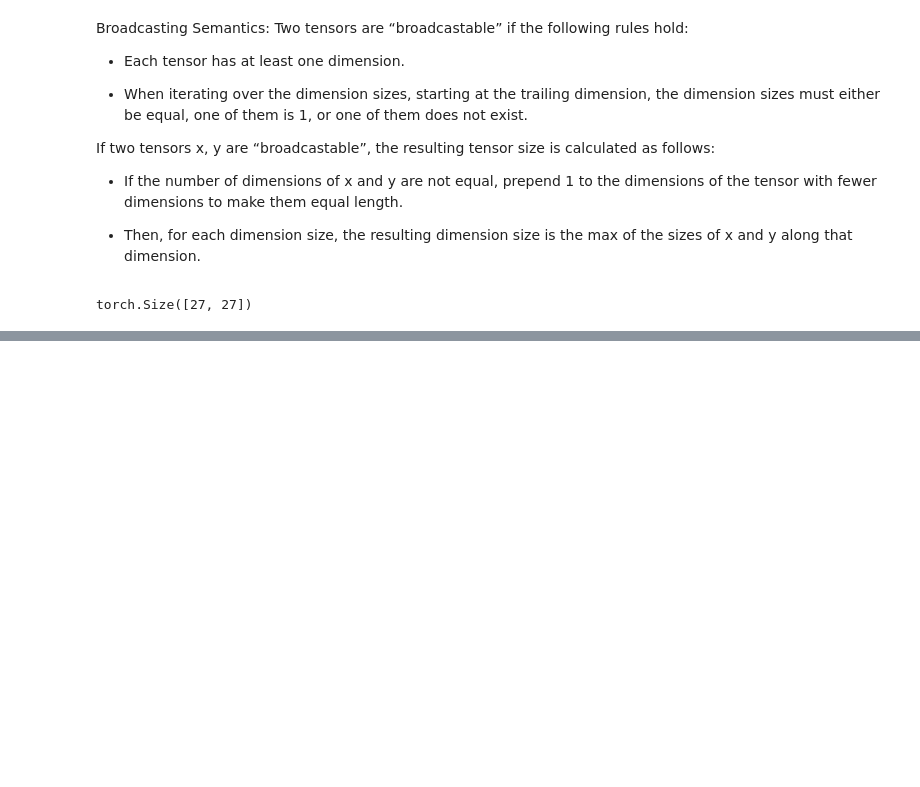
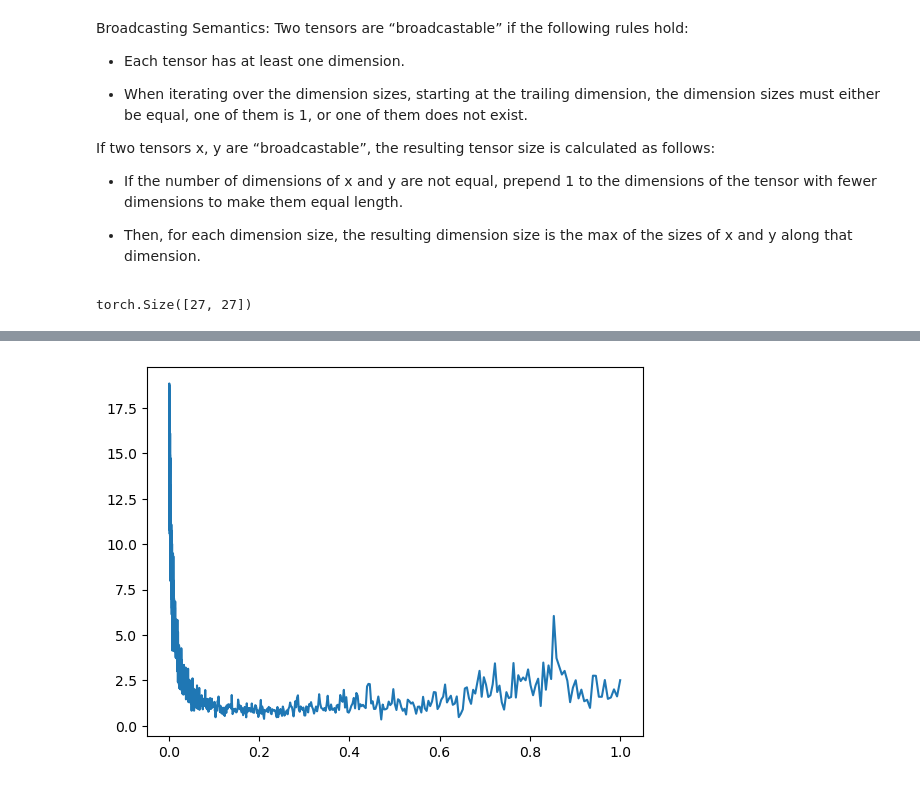
Before and after one commit to timothycdc/LLM-learning-journey, a Jupyter notebook: 3_fundamentals_of_llms/autoreg_char_lm/makemore_learn_p1-2.ipynb, the cells around one changed output, grey strips where cells are left out. Cells and saved outputs as stored; diff of their text form; code cells hidden in the pictures; blank space fills up the shorter version.

```diff
--- a/3_fundamentals_of_llms/autoreg_char_lm/makemore.ipynb
+++ b/3_fundamentals_of_llms/autoreg_char_lm/makemore_learn_p1-2.ipynb
@@ -205,0 +584,4 @@ torch.Size([27, 27])
+# %%
+h = torch.tanh(emb.view(-1, 6) @ W1 + b1)
+# b1 of dim [100] will be broadcasted to [32,100]
+h.shape
@@ -205,0 +590,5 @@ torch.Size([27, 27])
+# %%
+W2 = torch.randn((100, 27))
+b2 = torch.randn(27)
+logits = h @ W2 + b2
+logits.shape
@@ -205,0 +613,10 @@ torch.Size([27, 27])
+# %%
+g = torch.Generator().manual_seed(42)
+C = torch.randn((27, 2), generator=g)
+W1 = torch.randn((2*block_size, 100), generator=g)
+b1 = torch.randn(100, generator=g)
+W2 = torch.randn((100, 27), generator=g)
+b2 = torch.randn(27, generator=g)
+params = [C, W1, b1, W2, b2]
+
+sum(p.nelement() for p in params)
@@ -205,0 +625,73 @@ torch.Size([27, 27])
+# %%
+import matplotlib.pyplot as plt
+
+
+block_size = 3
+X, Y = [], []
+words = open('names.txt').read().splitlines()
+
+N = torch.zeros((27, 27), dtype=torch.int32)
+chars = sorted(list(set(''.join(words))))
+stoi = {ch: i+1 for i, ch in enumerate(chars)}
+stoi['.']  = 0
+itos = {i: ch for ch, i in stoi.items()}
+
+
+for w in words[:20]:
+    context = [0] * block_size
+    for ch in w + '.':
+        ix = stoi[ch]
+        X.append(context)
+        Y.append(ix)
+        context = context[1:] + [ix]
+
+X = torch.tensor(X)
+Y = torch.tensor(Y)
+
+
+
+iters = 1000
+lre = torch.linspace(-3, 0, iters)
+lrs = 10**lre
+losses = []
+lri = []
+
+
+for p in params:
+    p.requires_grad = True
+
+
+for i in range(iters):
+    # minibatch
+    ix = torch.randint(0, len(X), (32,))
+
+    # fwd pass
+    emb = C[X[ix]] # (32,3,2)
+    h = torch.tanh(emb.view(-1, 6) @ W1 + b1) # (32,100)
+    logits = h @ W2 + b2 # (32,27)
+
+    # Select the corresponding elements from Y
+    Y_batch = Y[ix]
+
+    # counts = logits.exp()
+    # probs = counts / counts.sum(1, keepdims=True)
+    # loss = -prob[torch.arange(Y.shape[0]), Y].log().mean()
+    loss = F.cross_entropy(logits,Y_batch) # more efficient to combine the above 3 lines. Reason: https://youtu.be/TCH_1BHY58I?si=6CXdQ7p99vJ74qJN&t=1969
+
+
+    # bwd pass
+    for p in params:
+        p.grad = None
+    loss.backward()
+
+    # update
+    lr = lrs[i]
+    for p in params:
+        p.data += -lr * p.grad
+
+    losses.append(loss.item())
+    lri.append(lr)
+
+print(loss.item()) # low loss because overfitting to 32 examples
+plt.plot(lri, losses)
+# %% [output]
@@ -205,0 +700 @@ torch.Size([27, 27])
+[figure, added]
```
Also changed, not shown: parts of 46 cells of this notebook, 4 other files.
